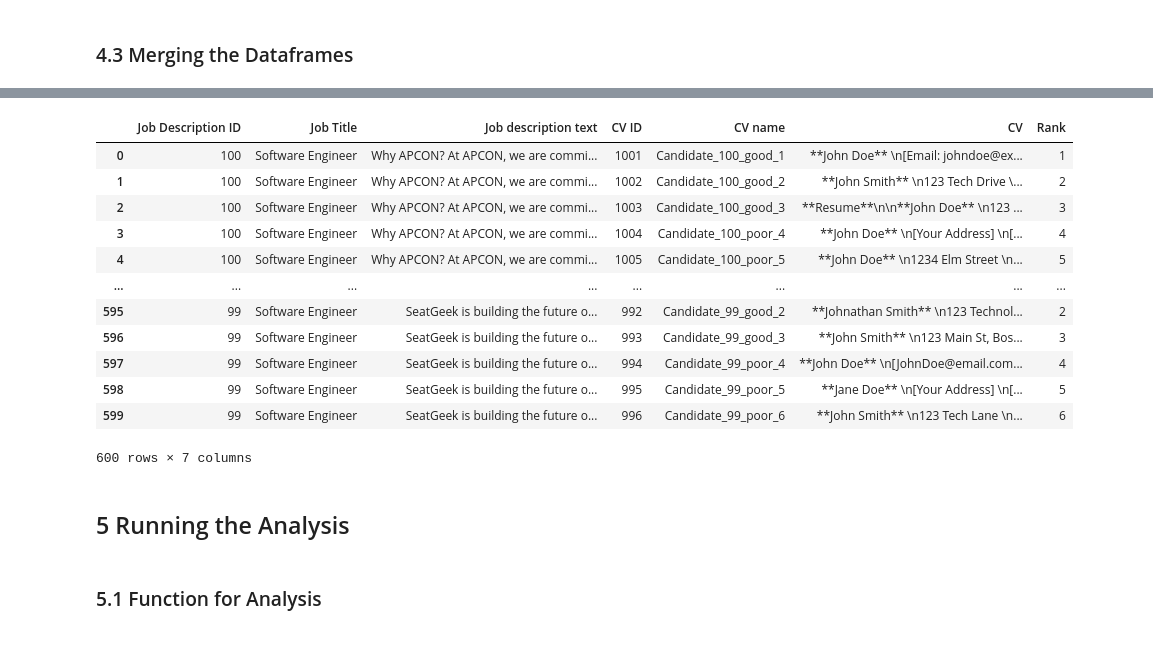
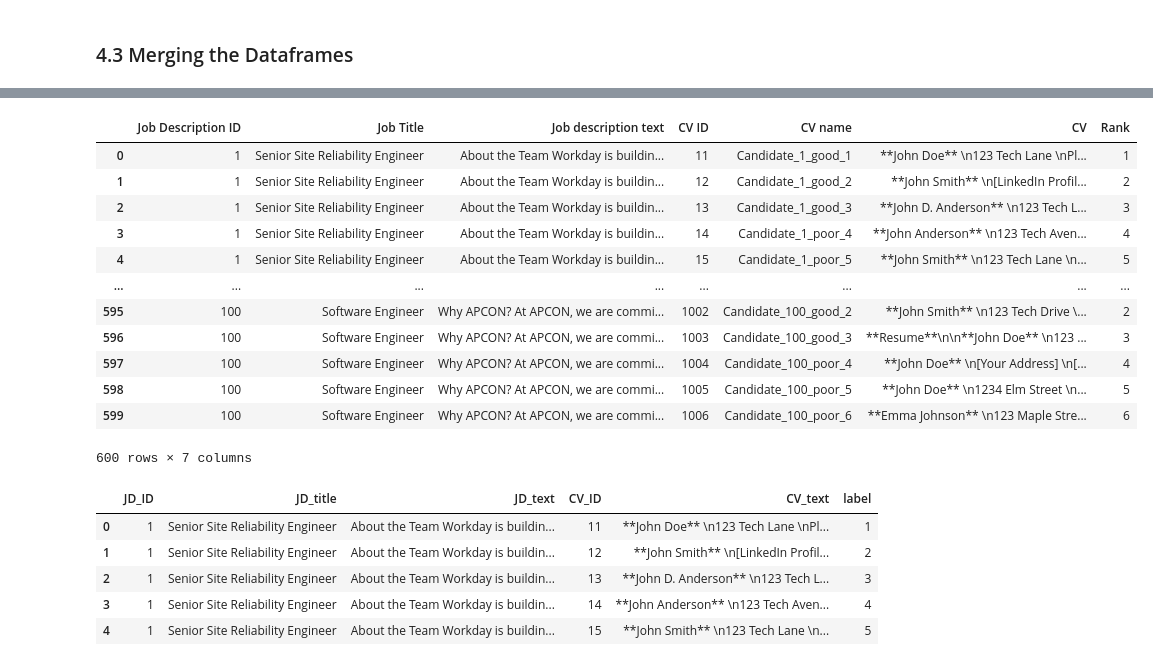
Before and after one commit to Tim60161/workproject_matching_algo, a Jupyter notebook: synthetic_data_binary.ipynb, the cells around one changed output, grey strips where cells are left out. Saved outputs shown, nothing was run; the diff lists cells and outputs as text; code cells hidden in the pictures.

Commit message:
progress on synth data and first model run

```diff
--- a/synthetic_data_binary.ipynb
+++ b/synthetic_data_binary.ipynb
@@ -1882,29 +1890,29 @@ df_synthetic_resumes_sorted['CV ID'] = df_synthetic_resumes_sorted['CV ID'].asty
 # %%
-import pandas as pd
+# Merge the dataframes, ensuring all rows are included
+merged_df = pd.concat([df_resumes_good_fit_final, df_resumes_poor_fit_final], ignore_index=True)
 
-# Merge the DataFrames
-df_synthetic_resumes = pd.concat([df_resumes_good_fit_final, df_resumes_poor_fit_final], ignore_index=True)
+# Convert CV ID to integer for accurate sorting
+merged_df['CV ID'] = merged_df['CV ID'].astype(int)
 
-# Sort the DataFrame based on 'CV ID' in descending order
-df_synthetic_resumes_sorted = df_synthetic_resumes.sort_values(by='CV ID', ascending=True).reset_index(drop=True)
+# Sort the merged dataframe by CV ID
+df_synth_data = merged_df.sort_values(by='CV ID')
 
-# Display the combined and sorted DataFrame
-df_synthetic_resumes_sorted
+# Reset the index after sorting
+df_synth_data.reset_index(drop=True, inplace=True)
+
+# Display the sorted dataframe
+df_synth_data
 # %% [output]
 |  | Job Description ID | Job Title | Job description text | CV ID | CV name | CV | Rank |
-| 0 | 100 | Software Engineer | Why APCON? At APCON, we are commi... | 1001 | Candidate_100_good_1 | **John Doe** \n[Email: johndoe@ex... | 1 |
-| 1 | 100 | Software Engineer | Why APCON? At APCON, we are commi... | 1002 | Candidate_100_good_2 | **John Smith** \n123 Tech Drive \... | 2 |
-| 2 | 100 | Software Engineer | Why APCON? At APCON, we are commi... | 1003 | Candidate_100_good_3 | **Resume**\n\n**John Doe** \n123 ... | 3 |
-| 3 | 100 | Software Engineer | Why APCON? At APCON, we are commi... | 1004 | Candidate_100_poor_4 | **John Doe** \n[Your Address] \n[... | 4 |
-| 4 | 100 | Software Engineer | Why APCON? At APCON, we are commi... | 1005 | Candidate_100_poor_5 | **John Doe** \n1234 Elm Street \n... | 5 |
+| 0 | 1 | Senior Site Reliability Engineer | About the Team Workday is buildin... | 11 | Candidate_1_good_1 | **John Doe** \n123 Tech Lane \nPl... | 1 |
+| 1 | 1 | Senior Site Reliability Engineer | About the Team Workday is buildin... | 12 | Candidate_1_good_2 | **John Smith** \n[LinkedIn Profil... | 2 |
+| 2 | 1 | Senior Site Reliability Engineer | About the Team Workday is buildin... | 13 | Candidate_1_good_3 | **John D. Anderson** \n123 Tech L... | 3 |
+| 3 | 1 | Senior Site Reliability Engineer | About the Team Workday is buildin... | 14 | Candidate_1_poor_4 | **John Anderson** \n123 Tech Aven... | 4 |
+| 4 | 1 | Senior Site Reliability Engineer | About the Team Workday is buildin... | 15 | Candidate_1_poor_5 | **John Smith** \n123 Tech Lane \n... | 5 |
 | ... | ... | ... | ... | ... | ... | ... | ... |
-| 595 | 99 | Software Engineer | SeatGeek is building the future o... | 992 | Candidate_99_good_2 | **Johnathan Smith** \n123 Technol... | 2 |
-| 596 | 99 | Software Engineer | SeatGeek is building the future o... | 993 | Candidate_99_good_3 | **John Smith** \n123 Main St, Bos... | 3 |
-| 597 | 99 | Software Engineer | SeatGeek is building the future o... | 994 | Candidate_99_poor_4 | **John Doe** \n[JohnDoe@email.com... | 4 |
-| 598 | 99 | Software Engineer | SeatGeek is building the future o... | 995 | Candidate_99_poor_5 | **Jane Doe** \n[Your Address] \n[... | 5 |
-| 599 | 99 | Software Engineer | SeatGeek is building the future o... | 996 | Candidate_99_poor_6 | **John Smith** \n123 Tech Lane \n... | 6 |
+| 595 | 100 | Software Engineer | Why APCON? At APCON, we are commi... | 1002 | Candidate_100_good_2 | **John Smith** \n123 Tech Drive \... | 2 |
+| 596 | 100 | Software Engineer | Why APCON? At APCON, we are commi... | 1003 | Candidate_100_good_3 | **Resume**\n\n**John Doe** \n123 ... | 3 |
+| 597 | 100 | Software Engineer | Why APCON? At APCON, we are commi... | 1004 | Candidate_100_poor_4 | **John Doe** \n[Your Address] \n[... | 4 |
+| 598 | 100 | Software Engineer | Why APCON? At APCON, we are commi... | 1005 | Candidate_100_poor_5 | **John Doe** \n1234 Elm Street \n... | 5 |
+| 599 | 100 | Software Engineer | Why APCON? At APCON, we are commi... | 1006 | Candidate_100_poor_6 | **Emma Johnson** \n123 Maple Stre... | 6 |
 600 rows × 7 columns
-# %% [markdown]
-## 5 Running the Analysis
-# %% [markdown]
-### 5.1 Function for Analysis
@@ -1977,0 +1919,25 @@ df_result = main_synth_df()
+# %%
+# Rename and drop columns
+df_synth_data = df_synth_data.rename(
+    columns={
+        "Job Description ID": "JD_ID",
+        "Job Title": "JD_title",
+        "Job description text": "JD_text",
+        "CV ID": "CV_ID",
+        "CV": "CV_text",
+        "Rank": "label"
+    }
+)
+
+# Drop the 'CV name' column
+df_synth_data = df_synth_data.drop(columns=["CV name"])
+
+# Display the updated dataframe
+df_synth_data.head()
+# %% [output]
+|  | JD_ID | JD_title | JD_text | CV_ID | CV_text | label |
+| 0 | 1 | Senior Site Reliability Engineer | About the Team Workday is buildin... | 11 | **John Doe** \n123 Tech Lane \nPl... | 1 |
+| 1 | 1 | Senior Site Reliability Engineer | About the Team Workday is buildin... | 12 | **John Smith** \n[LinkedIn Profil... | 2 |
+| 2 | 1 | Senior Site Reliability Engineer | About the Team Workday is buildin... | 13 | **John D. Anderson** \n123 Tech L... | 3 |
+| 3 | 1 | Senior Site Reliability Engineer | About the Team Workday is buildin... | 14 | **John Anderson** \n123 Tech Aven... | 4 |
+| 4 | 1 | Senior Site Reliability Engineer | About the Team Workday is buildin... | 15 | **John Smith** \n123 Tech Lane \n... | 5 |
```
Also changed, not shown: parts of 9 cells of this notebook, 4 other files.
